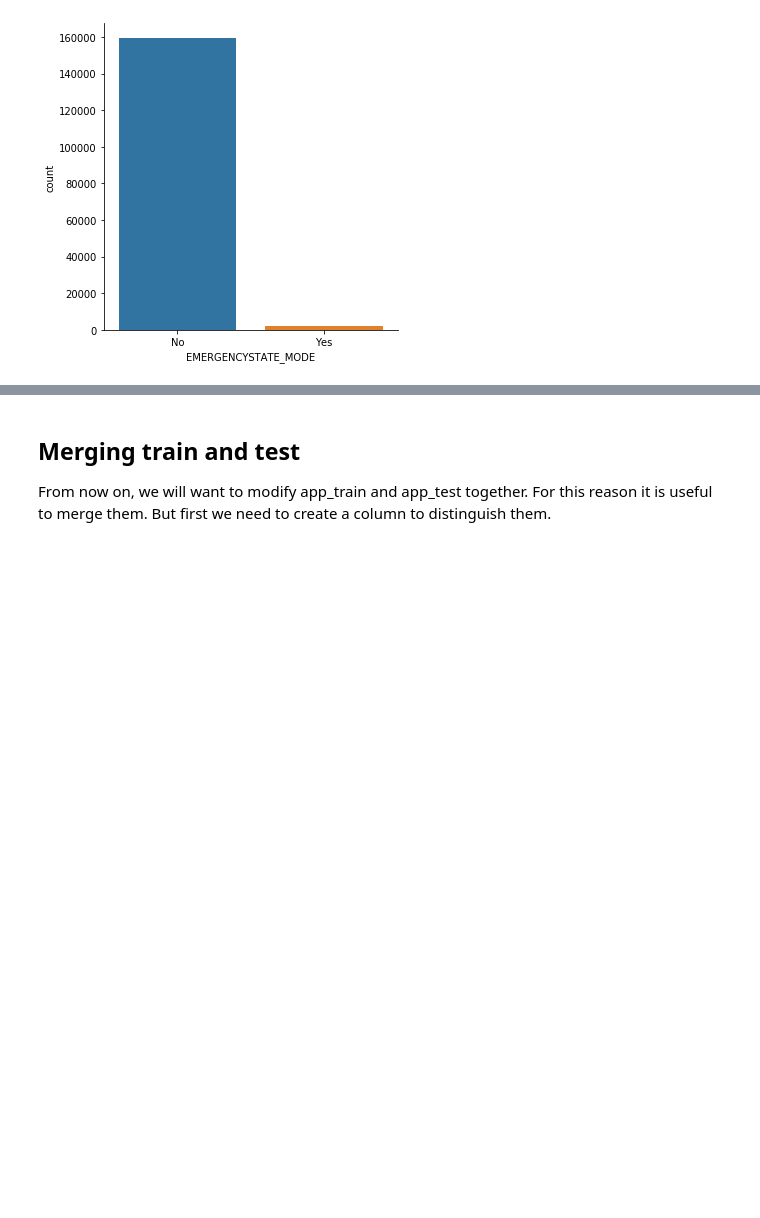
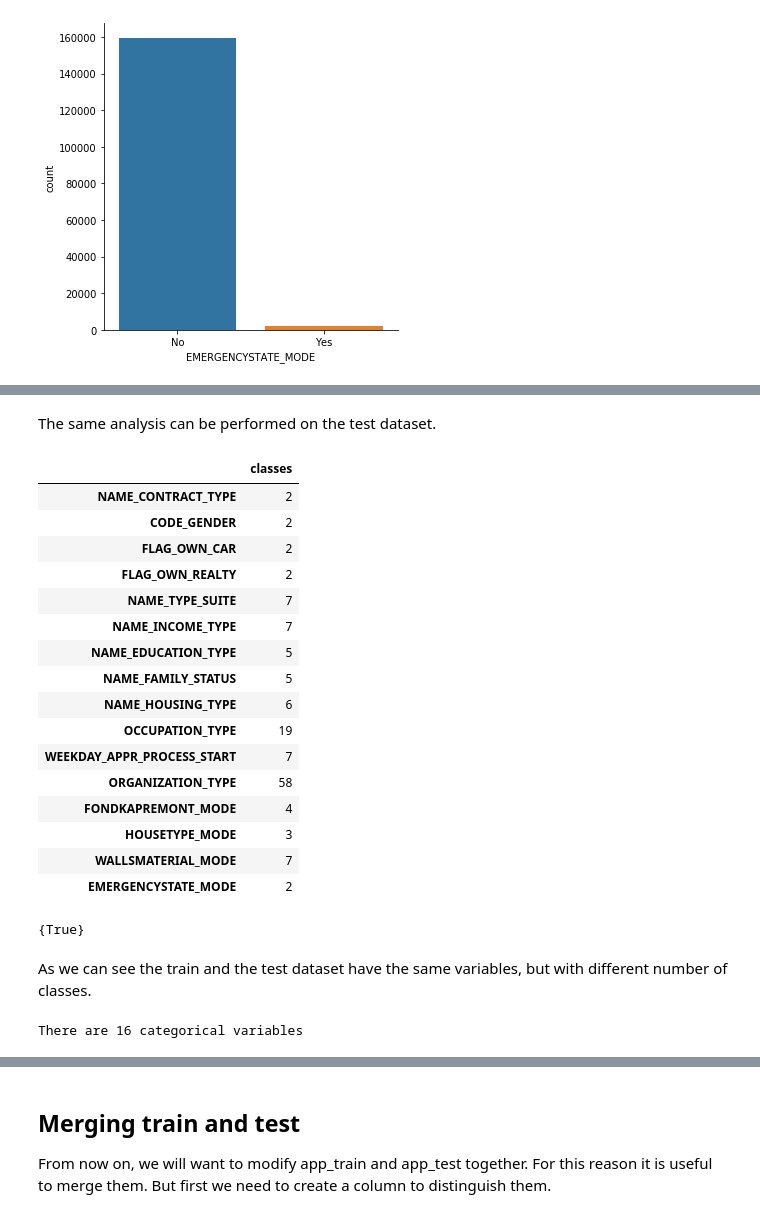
Before and after one commit to paolomandica/FDS-home-credit-default-risk, a Jupyter notebook: main-paolo.ipynb, the cells around one changed output, grey strips where cells are left out. Saved outputs shown, nothing was run; the diff lists cells and outputs as text; code cells hidden in the pictures; blank space fills up the shorter version.

```diff
--- a/main-paolo.ipynb
+++ b/main-paolo.ipynb
@@ -420,0 +455,33 @@ sns.catplot(x='EMERGENCYSTATE_MODE', kind='count', data=app_train)
+# %% [markdown]
+The same analysis can be performed on the test dataset.
+# %%
+cat_features_test = get_cat_features(app_test)
+cat_features_test
+# %% [output]
+|  | classes |
+| NAME_CONTRACT_TYPE | 2 |
+| CODE_GENDER | 2 |
+| FLAG_OWN_CAR | 2 |
+| FLAG_OWN_REALTY | 2 |
+| NAME_TYPE_SUITE | 7 |
+| NAME_INCOME_TYPE | 7 |
+| NAME_EDUCATION_TYPE | 5 |
+| NAME_FAMILY_STATUS | 5 |
+| NAME_HOUSING_TYPE | 6 |
+| OCCUPATION_TYPE | 19 |
+| WEEKDAY_APPR_PROCESS_START | 7 |
+| ORGANIZATION_TYPE | 58 |
+| FONDKAPREMONT_MODE | 4 |
+| HOUSETYPE_MODE | 3 |
+| WALLSMATERIAL_MODE | 7 |
+| EMERGENCYSTATE_MODE | 2 |
+# %%
+set(cat_features_test.index == cat_features_train.index)
+# %% [output]
+{True}
+# %% [markdown]
+As we can see the train and the test dataset have the same variables, but with different number of classes.
+# %%
+print("There are %d categorical variables" % len(cat_features_train))
+# %% [output]
+There are 16 categorical variables
```
Also changed, not shown: parts of 41 cells of this notebook.
